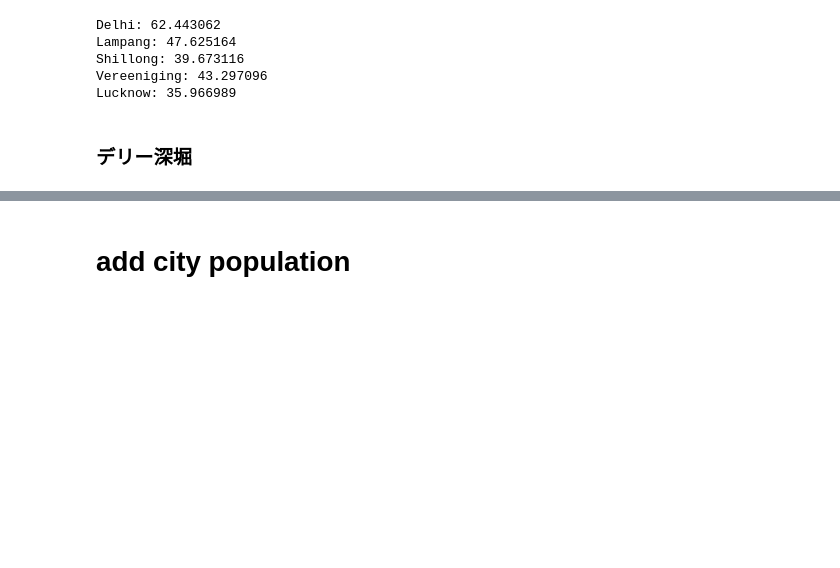
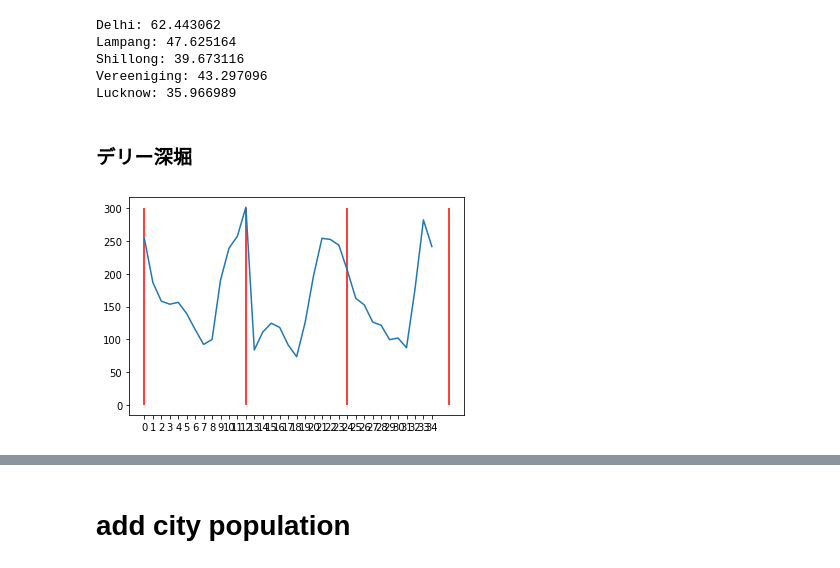
Before and after one commit to seven320/air_pollutants, a Jupyter notebook: FP000_EDA.ipynb, the cells around one changed output, grey strips where cells are left out. Drawn from its saved outputs; the diff is of its cells as text; code cells hidden in the pictures; blank space fills up the shorter version.

```diff
--- a/FP000_EDA.ipynb
+++ b/FP000_EDA.ipynb
@@ -297,3 +297,18 @@ Lucknow: 35.966989
 ### デリー深堀
 # %%
 delhi_df = train_df[train_df["City"] == "Delhi"]
+# %%
+####季節とか
+delhi_month_df = delhi_df.groupby(["year", "month"], as_index=False).agg("mean")[["year", "month", "pm25_mid"]]
+x = [i for i in range(35)]
+y = delhi_month_df["pm25_mid"]
+plt.plot([str(i) for i in x], y)
+# 0 = "2019-01"
+
+plt.vlines(0, 0, 300, color = "r") # 2019-01
+plt.vlines(12, 0, 300, color = "r") # 2020-01
+plt.vlines(24, 0, 300, color = "r") # 2021-01
+plt.vlines(36, 0, 300, color = "r") # 2022-01
+plt.show()
+# %% [output]
+[figure, added]
```
Also changed, not shown: parts of 4 cells of this notebook.
